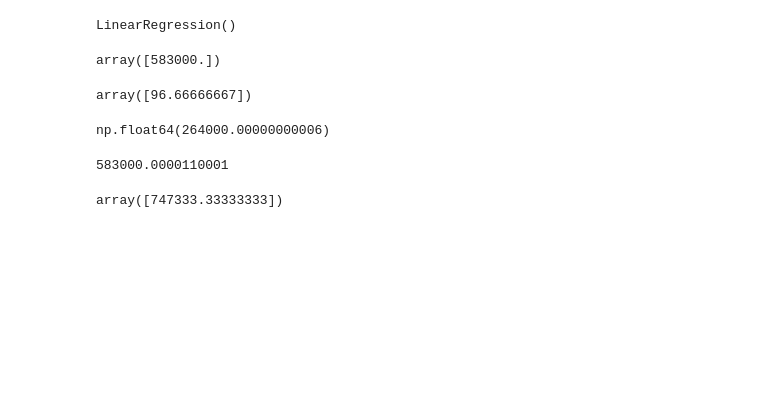
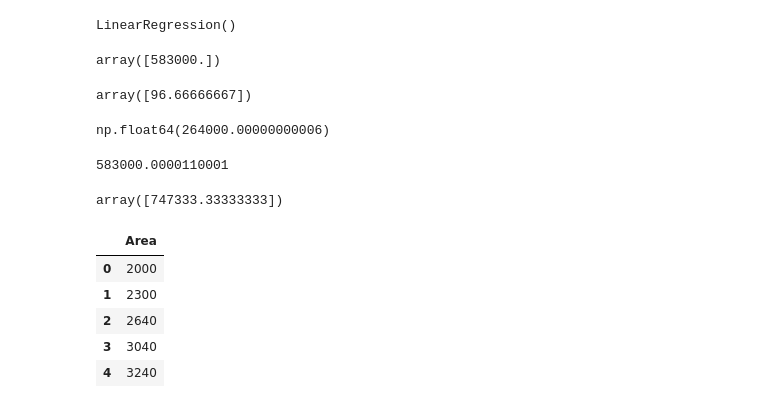
Before and after one commit to pasindu-piyumal/machine-learning-tutorial-, a Jupyter notebook: 1_linear_regression.ipynb, the cells around one changed output. Saved outputs shown, nothing was run; the diff lists cells and outputs as text; code cells hidden in the pictures; blank space fills up the shorter version.

Commit message:
read excel file and print first five rows

```diff
--- a/1_linear_regression.ipynb
+++ b/1_linear_regression.ipynb
@@ -46,3 +46,13 @@ np.float64(264000.00000000006)
 regression.predict([[5000]])
 # %% [output]
 array([747333.33333333])
+# %%
+df2 = pd.read_excel("area.xlsx")
+df2.head()
+# %% [output]
+|  | Area |
+| 0 | 2000 |
+| 1 | 2300 |
+| 2 | 2640 |
+| 3 | 3040 |
+| 4 | 3240 |
```
